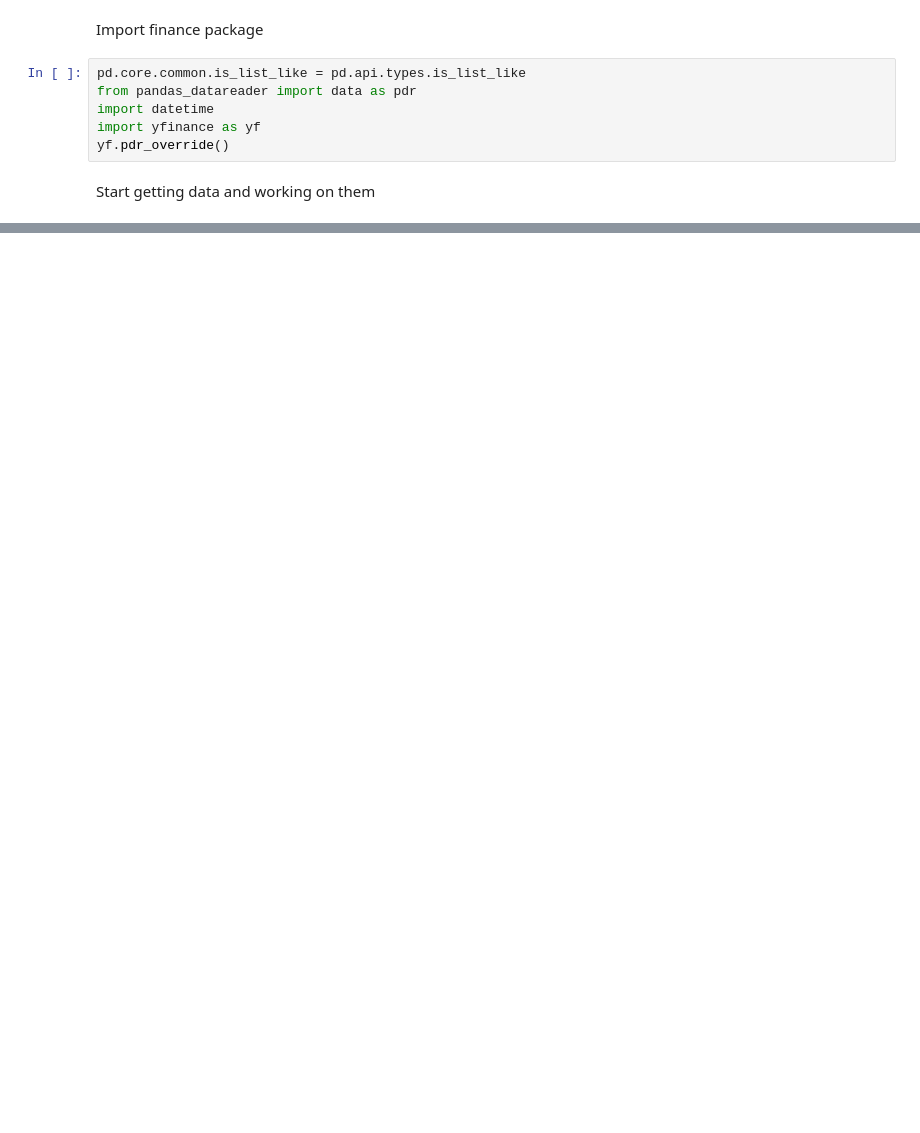
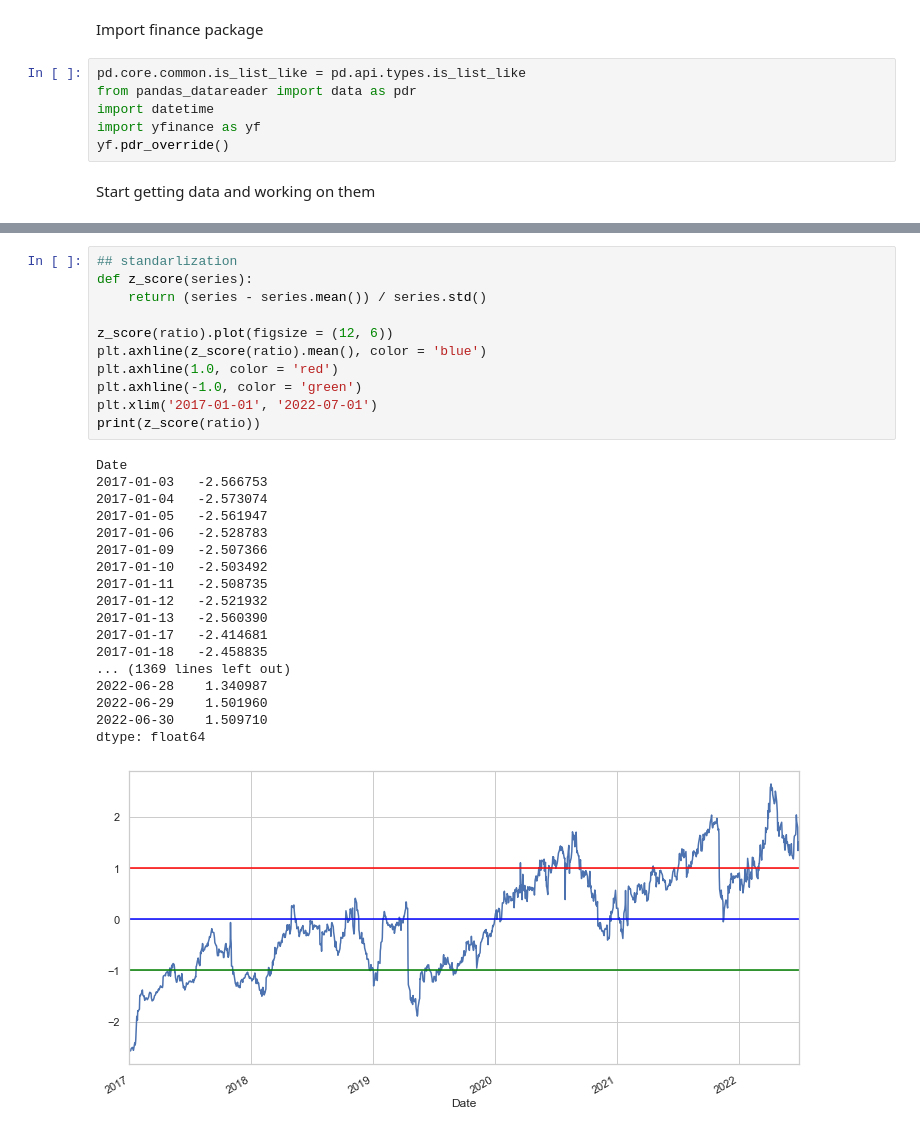
Before and after one commit to AbnerTeng/python-notes, a Jupyter notebook: projects/pairs_trading.ipynb, the cells around one changed output, grey strips where cells are left out. Drawn from its saved outputs; the diff is of its cells as text; blank space fills up the shorter version.

```diff
--- a/projects/pairs_trading.ipynb
+++ b/projects/pairs_trading.ipynb
@@ -134,0 +228,30 @@ df.tail()
+# %%
+## standarlization
+def z_score(series):
+    return (series - series.mean()) / series.std()
+
+z_score(ratio).plot(figsize = (12, 6))
+plt.axhline(z_score(ratio).mean(), color = 'blue')
+plt.axhline(1.0, color = 'red')
+plt.axhline(-1.0, color = 'green')
+plt.xlim('2017-01-01', '2022-07-01')
+print(z_score(ratio))
+# %% [output]
+Date
+2017-01-03   -2.566753
+2017-01-04   -2.573074
+2017-01-05   -2.561947
+2017-01-06   -2.528783
+2017-01-09   -2.507366
+2017-01-10   -2.503492
+2017-01-11   -2.508735
+2017-01-12   -2.521932
+2017-01-13   -2.560390
+2017-01-17   -2.414681
+2017-01-18   -2.458835
+... (1369 lines left out)
+2022-06-28    1.340987
+2022-06-29    1.501960
+2022-06-30    1.509710
+dtype: float64
+[figure, added]
```
Also changed, not shown: parts of 16 cells of this notebook.
